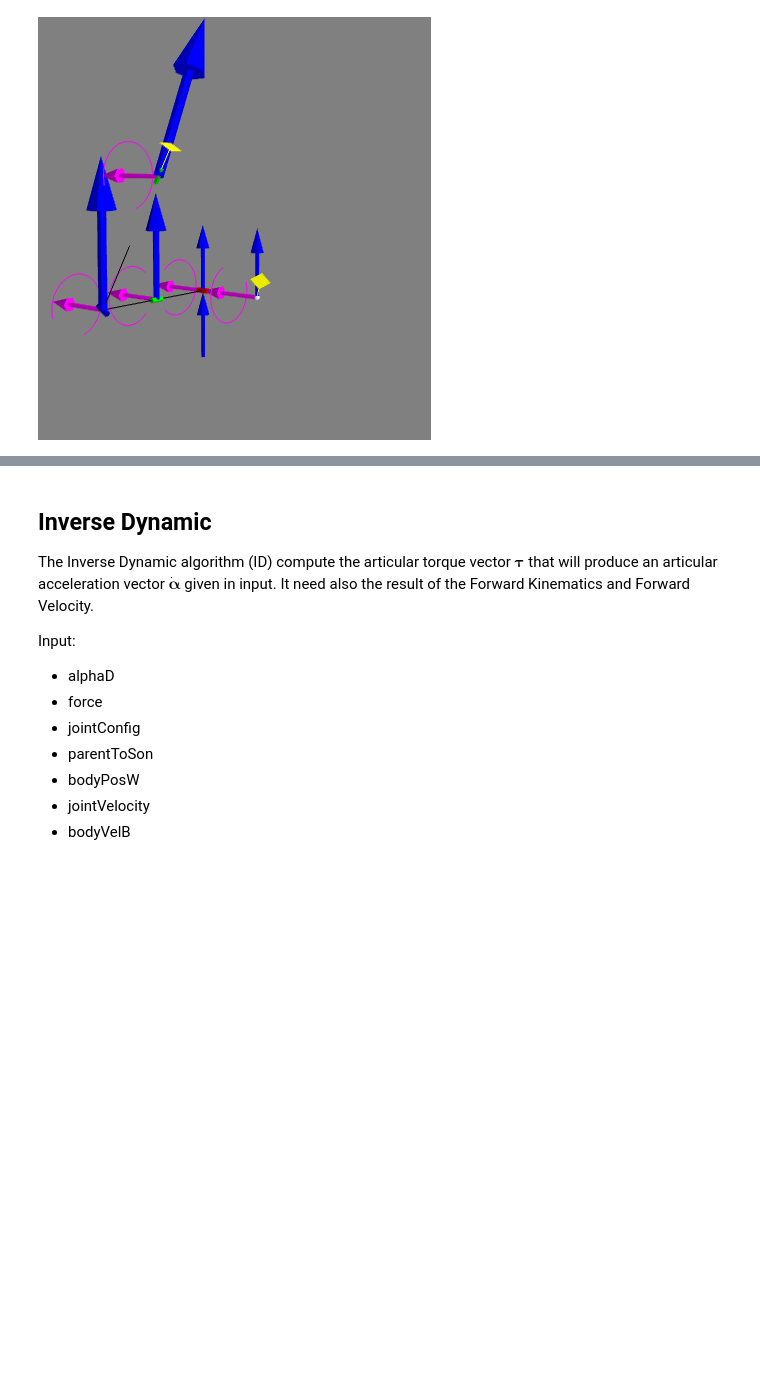
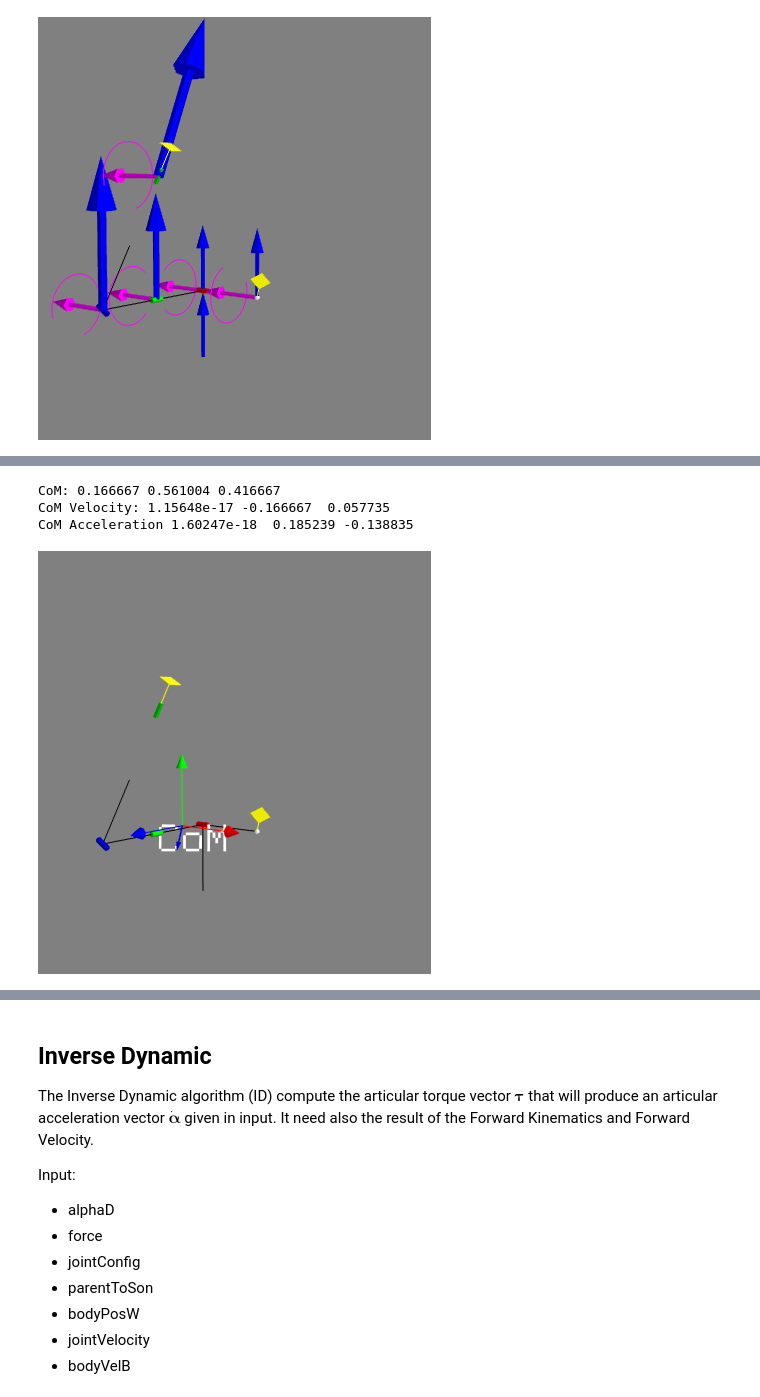
Before and after one commit to jrl-umi3218/sva_rbdyn_tutorials, a Jupyter notebook: SomeAlgorithm.ipynb, the cells around one changed output, grey strips where cells are left out. Saved outputs shown, nothing was run; the diff lists cells and outputs as text; code cells hidden in the pictures; blank space fills up the shorter version.

```diff
--- a/SomeAlgorithm.ipynb
+++ b/SomeAlgorithm.ipynb
@@ -213,0 +257,29 @@ for v in accelVecV:
+# %%
+mbcCoM = rbd.MultiBodyConfig(mbc)
+# compute the acceleration without gravity compensation
+rbd.forwardAcceleration(mb, mbcCoM)
+
+com = rbd.computeCoM(mb, mbcCoM) # CoM
+comVel = rbd.computeCoMVelocity(mb, mbcCoM) # CoM velocity
+comAcc = rbd.computeCoMAcceleration(mb, mbcCoM) # CoM acceleration
+
+print 'CoM:', com.transpose()
+print 'CoM Velocity:', comVel.transpose()
+print 'CoM Acceleration', comAcc.transpose()
+# %% [output]
+CoM: 0.166667 0.561004 0.416667
+CoM Velocity: 1.15648e-17 -0.166667  0.057735
+CoM Acceleration 1.60247e-18  0.185239 -0.138835
+# %%
+from graph import Axis
+
+X_O_com = sva.PTransformd(com)
+V_com = sva.MotionVecd(e.Vector3d.Zero(), comVel)
+comAxis = Axis(X_O_com, length=0.5, text='CoM')
+comVelVec = MotionVecViz(V_com, X_O_com)
+
+comAxis.addActors(viewer.scene)
+comVelVec.addActors(viewer.scene)
+display()
+# %% [output]
+[figure, added]
```
Also changed, not shown: parts of 7 cells of this notebook.
